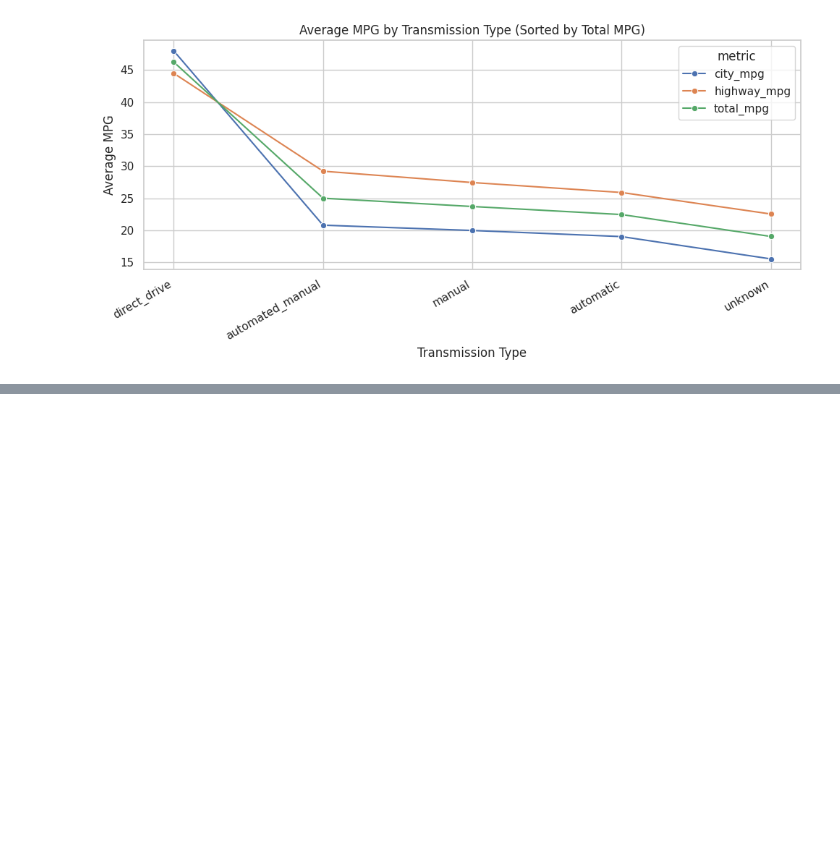
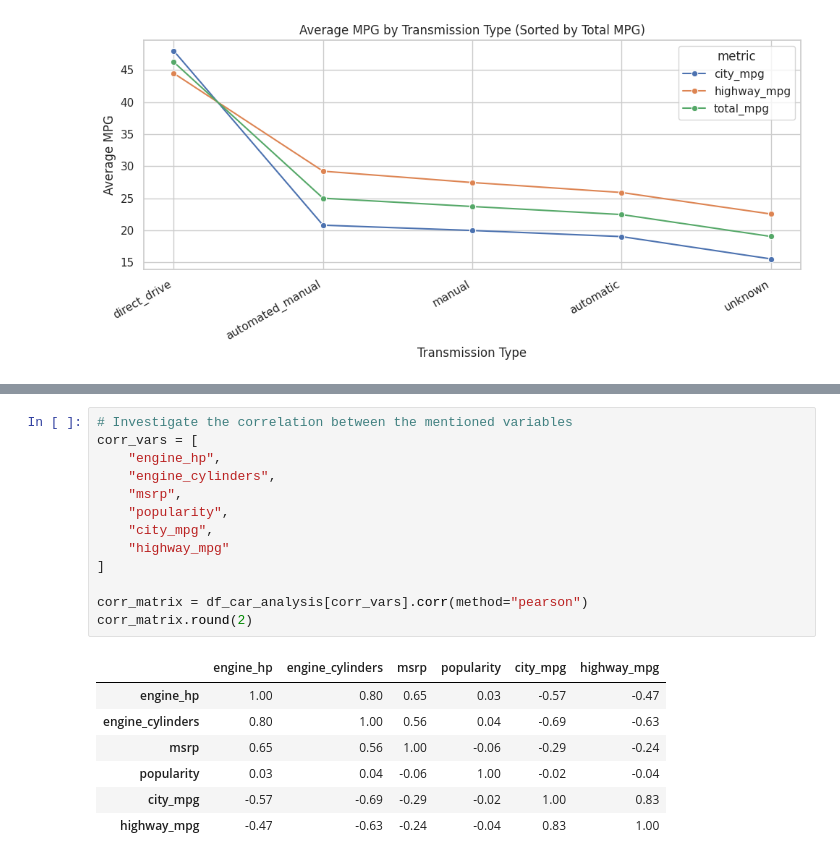
Before and after one commit to t-jor/car-market-analysis, a Jupyter notebook: notebooks/car_market_analysis.ipynb, the cells around one changed output, grey strips where cells are left out. Drawn from its saved outputs; the diff is of its cells as text; blank space fills up the shorter version.

```diff
--- a/notebooks/car_market_analysis.ipynb
+++ b/notebooks/car_market_analysis.ipynb
@@ -1077,0 +1078,21 @@ plt.show()
+# %%
+# Investigate the correlation between the mentioned variables
+corr_vars = [
+    "engine_hp",
+    "engine_cylinders",
+    "msrp",
+    "popularity",
+    "city_mpg",
+    "highway_mpg"
+]
+
+corr_matrix = df_car_analysis[corr_vars].corr(method="pearson")
+corr_matrix.round(2)
+# %% [output]
+|  | engine_hp | engine_cylinders | msrp | popularity | city_mpg | highway_mpg |
+| engine_hp | 1.00 | 0.80 | 0.65 | 0.03 | -0.57 | -0.47 |
+| engine_cylinders | 0.80 | 1.00 | 0.56 | 0.04 | -0.69 | -0.63 |
+| msrp | 0.65 | 0.56 | 1.00 | -0.06 | -0.29 | -0.24 |
+| popularity | 0.03 | 0.04 | -0.06 | 1.00 | -0.02 | -0.04 |
+| city_mpg | -0.57 | -0.69 | -0.29 | -0.02 | 1.00 | 0.83 |
+| highway_mpg | -0.47 | -0.63 | -0.24 | -0.04 | 0.83 | 1.00 |
```
Also changed, not shown: parts of 17 cells of this notebook.
